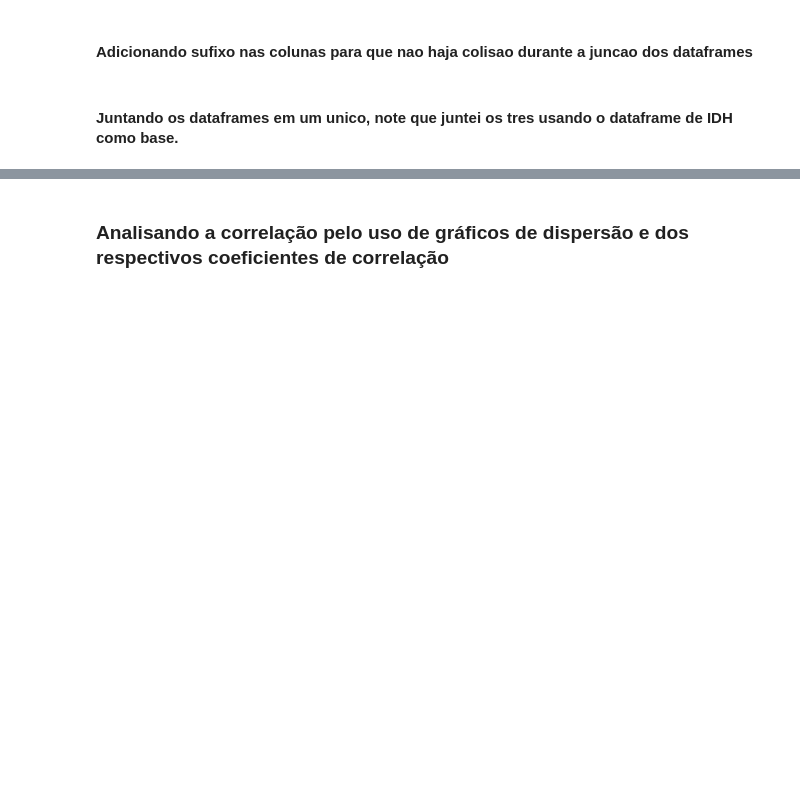
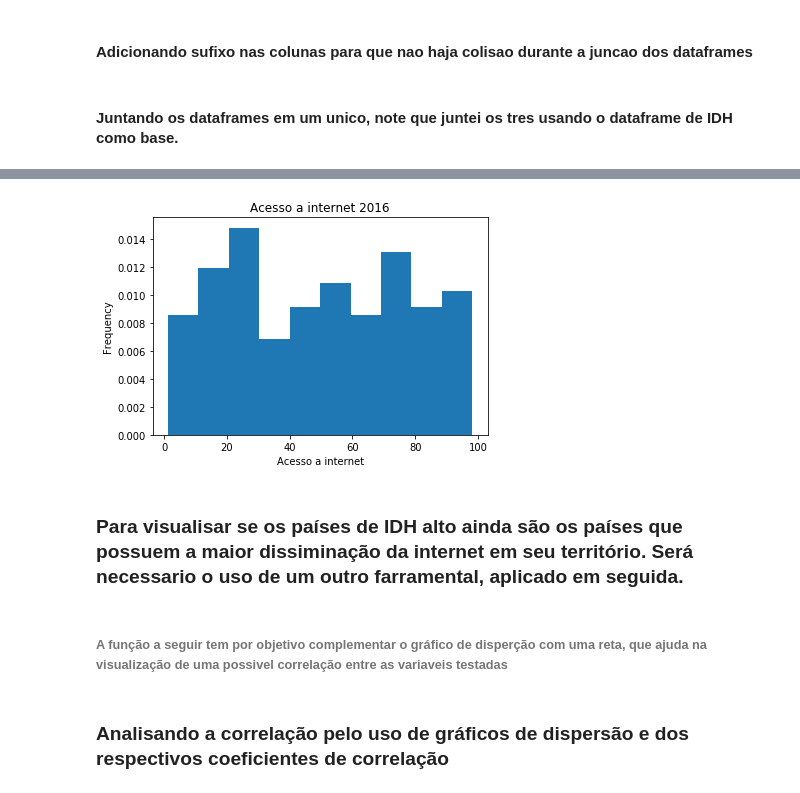
Before and after one commit to lucaslealvale/CD_2018, a Jupyter notebook: Projeto1.ipynb, the cells around one changed output, grey strips where cells are left out. Cells and saved outputs as stored; diff of their text form; code cells hidden in the pictures; blank space fills up the shorter version.

```diff
--- a/Projeto1.ipynb
+++ b/Projeto1.ipynb
@@ -101,3 +88,14 @@ df.head()
+# %%
+df['2016_Int'].plot.hist(density=True)
+plt.xlabel('Acesso a internet')
+plt.title('Acesso a internet 2016')
+plt.show()
+# %% [output]
+[figure, added]
+# %% [markdown]
+### Para visualisar se os países de IDH alto ainda são os países que possuem a maior dissiminação da internet em seu território. Será necessario o uso de um outro farramental, aplicado em seguida.
+# %% [markdown]
+###### A função a seguir tem por objetivo complementar o gráfico de disperção com uma reta, que ajuda na visualização de uma possivel correlação entre as variaveis testadas
 # %%
 #Funcao extraida do site 'https://pastebin.com/0KcDyqKq', disponibilizado no blackboard pelos professores. Acesso 9h18 21/8/2018
 def reta(dados_x, dados_y,titulo,eixox,eixoy):
```
Also changed, not shown: parts of 17 cells of this notebook.
